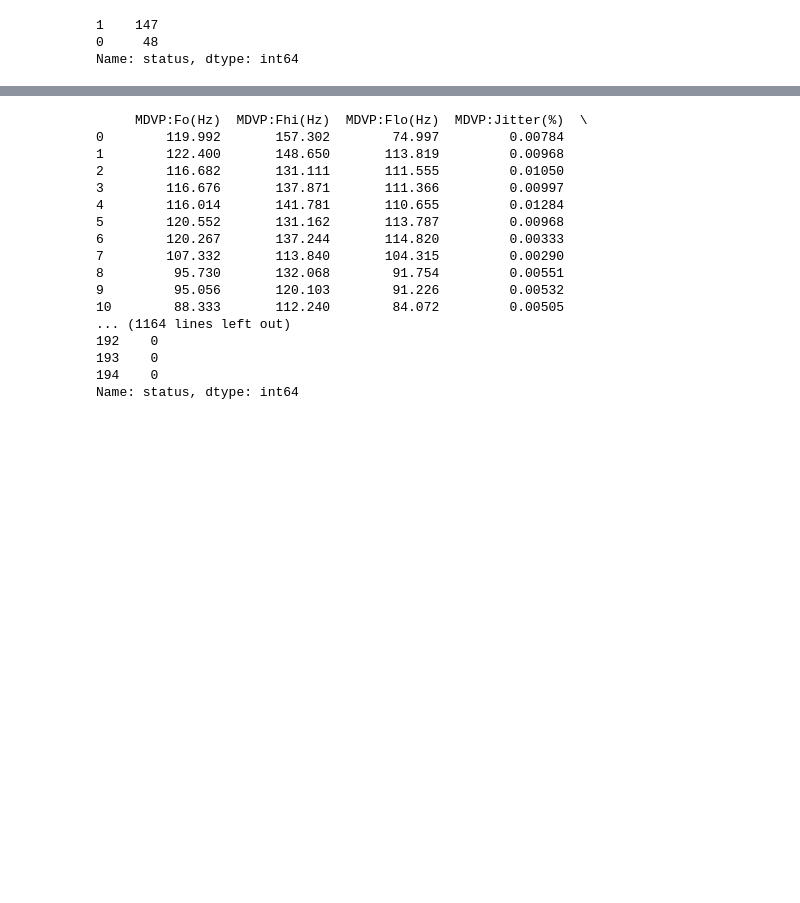
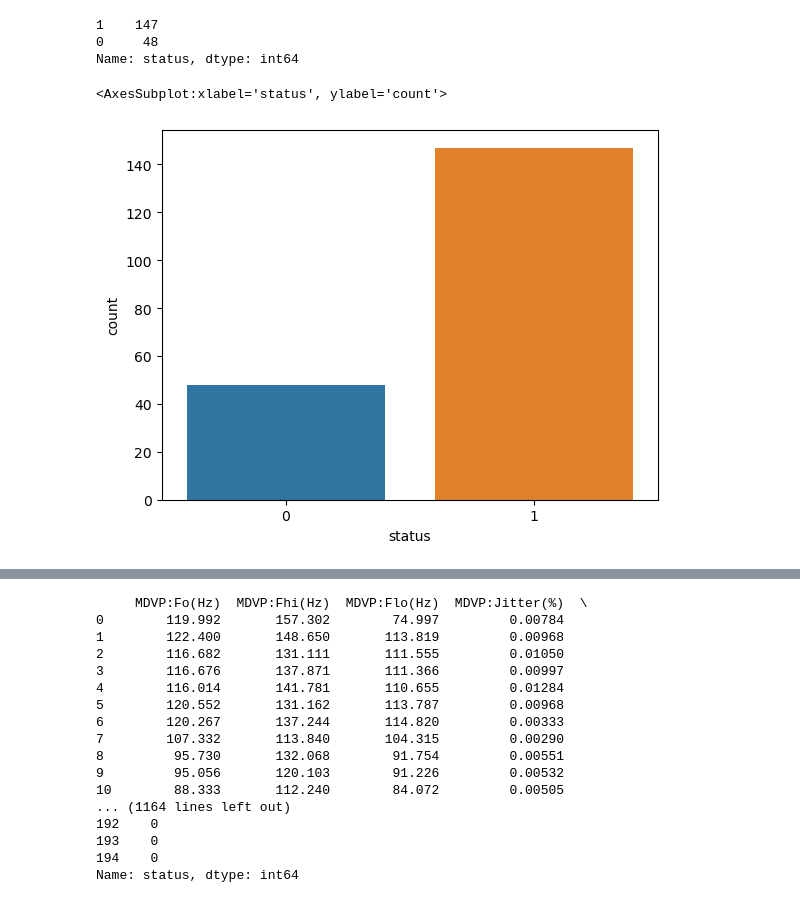
Before and after one commit to SHWETA2JHA/Detecting_parkinson_disease_using_ML, a Jupyter notebook: detect_parkinson.ipynb, the cells around one changed output, grey strips where cells are left out. Saved outputs shown, nothing was run; the diff lists cells and outputs as text; code cells hidden in the pictures; blank space fills up the shorter version.

```diff
--- a/detect_parkinson.ipynb
+++ b/detect_parkinson.ipynb
@@ -109,6 +119,12 @@ df['status'].value_counts()
 1    147
 0     48
 Name: status, dtype: int64
+# %%
+import seaborn as sns
+sns.countplot(df['status'])
+# %% [output]
+<AxesSubplot:xlabel='status', ylabel='count'>
+[figure, added]
 # %%
 #grouping data based on target variable
 
```
Also changed, not shown: parts of 10 cells of this notebook.
